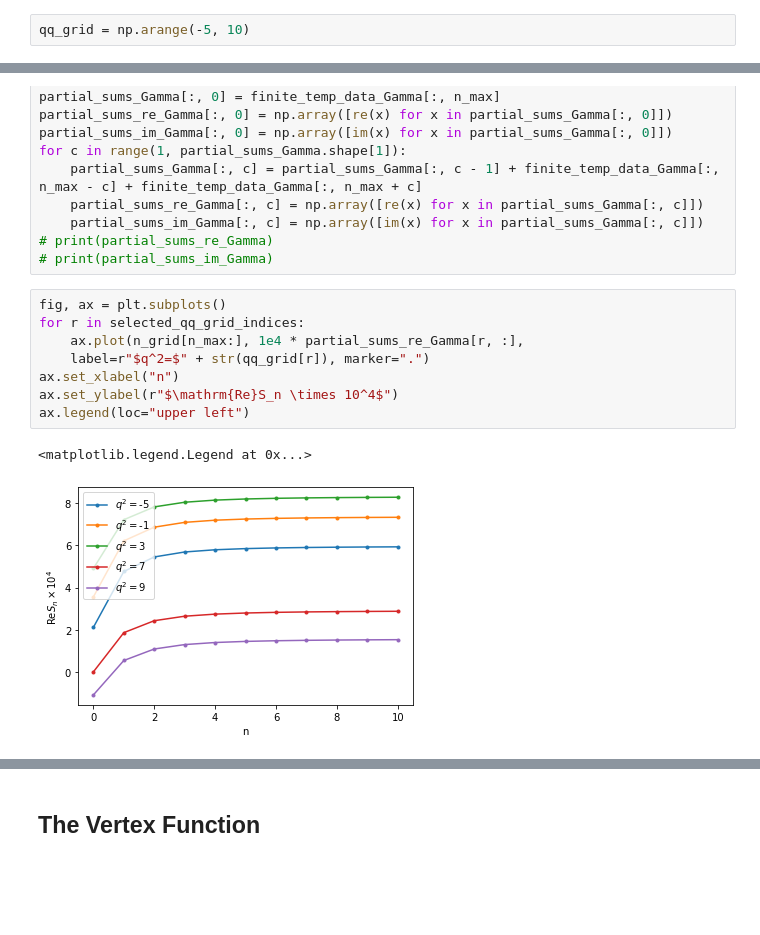
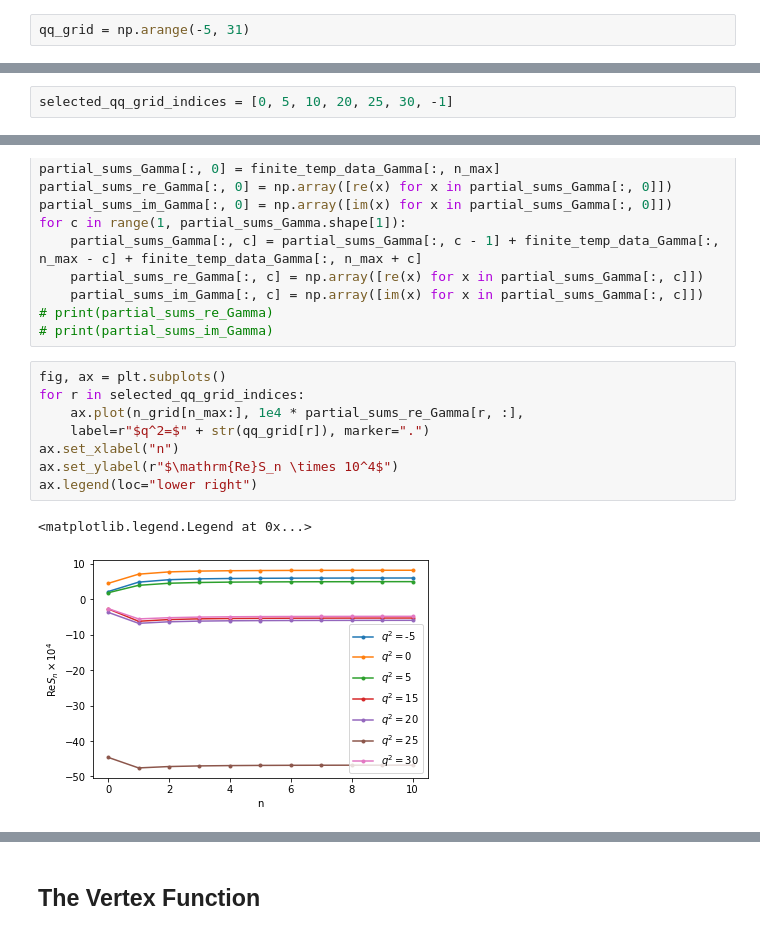
Before and after one commit to harnettd/phiCubed_31_FT, a Jupyter notebook: finite_temp_plots.ipynb, the cells around one changed output, grey strips where cells are left out. Cells and saved outputs as stored; diff of their text form; blank space fills up the shorter version.

Commit message:
make qq-grid larger

```diff
--- a/finite_temp_plots.ipynb
+++ b/finite_temp_plots.ipynb
@@ -12,7 +12,7 @@ eps = symbols('eps')
 masses = 1, 2, 3
 beta = 3
 # %%
-qq_grid = np.arange(-5, 10)
+qq_grid = np.arange(-5, 31)
 # %%
 n_max = 10
 n_grid = np.arange(-n_max, n_max + 1)
@@ -39,3 +37,5 @@ selected_qq_grid_indices = [0, 4, 8, 12, 14]
+# %%
+selected_qq_grid_indices = [0, 5, 10, 20, 25, 30, -1]
 # %%
 fig, ax = plt.subplots()
 for r in selected_qq_grid_indices:
@@ -74,14 +74,14 @@ for c in range(1, partial_sums_Gamma.shape[1]):
 # %%
 fig, ax = plt.subplots()
 for r in selected_qq_grid_indices:
     ax.plot(n_grid[n_max:], 1e4 * partial_sums_re_Gamma[r, :],
     label=r"$q^2=$" + str(qq_grid[r]), marker=".")
 ax.set_xlabel("n")
 ax.set_ylabel(r"$\mathrm{Re}S_n \times 10^4$")
-ax.legend(loc="upper left")
+ax.legend(loc="lower right")
 # %% [output]
 <matplotlib.legend.Legend at 0x...>
-[figure, old version]
+[figure, new version]
 # %%
 fig, ax = plt.subplots()
 for r in selected_qq_grid_indices:
```
Also changed, not shown: parts of 5 cells of this notebook.
